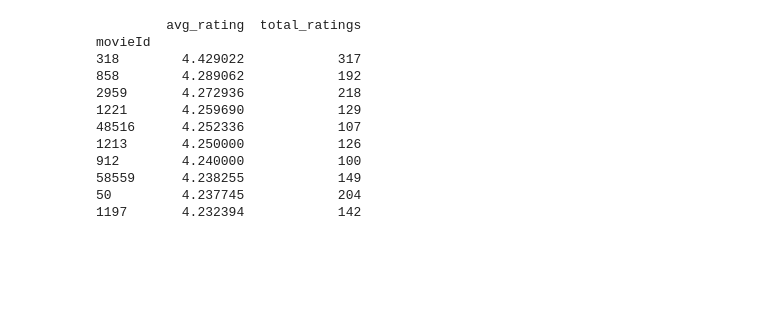
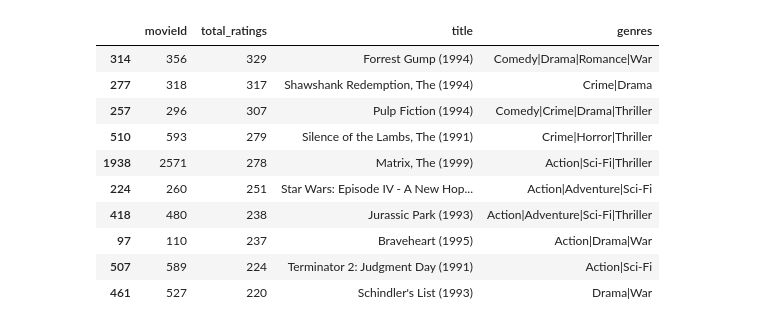
Before and after one commit to SarahNovais25/ecommerce-recommendation-system, a Jupyter notebook: eda.ipynb, the cells around one changed output. Saved outputs shown, nothing was run; the diff lists cells and outputs as text; code cells hidden in the pictures; blank space fills up the shorter version.

```diff
--- a/eda.ipynb
+++ b/eda.ipynb
@@ -54,16 +101,27 @@ top_movies = (
 # %%
-print(top_movies.head(10))
+most_rated = (
+    ratings.groupby("movieId")
+    .size()
+    .reset_index(name="total_ratings")
+)
+
+most_rated = (
+    most_rated
+    .merge(movies, on="movieId")
+    .sort_values("total_ratings", ascending=False)
+)
+
+most_rated.head(10)
 # %% [output]
-         avg_rating  total_ratings
-movieId
-318        4.429022            317
-858        4.289062            192
-2959       4.272936            218
-1221       4.259690            129
-48516      4.252336            107
-1213       4.250000            126
-912        4.240000            100
-58559      4.238255            149
-50         4.237745            204
-1197       4.232394            142
+|  | movieId | total_ratings | title | genres |
+| 314 | 356 | 329 | Forrest Gump (1994) | Comedy|Drama|Romance|War |
+| 277 | 318 | 317 | Shawshank Redemption, The (1994) | Crime|Drama |
+| 257 | 296 | 307 | Pulp Fiction (1994) | Comedy|Crime|Drama|Thriller |
+| 510 | 593 | 279 | Silence of the Lambs, The (1991) | Crime|Horror|Thriller |
+| 1938 | 2571 | 278 | Matrix, The (1999) | Action|Sci-Fi|Thriller |
+| 224 | 260 | 251 | Star Wars: Episode IV - A New Hop... | Action|Adventure|Sci-Fi |
+| 418 | 480 | 238 | Jurassic Park (1993) | Action|Adventure|Sci-Fi|Thriller |
+| 97 | 110 | 237 | Braveheart (1995) | Action|Drama|War |
+| 507 | 589 | 224 | Terminator 2: Judgment Day (1991) | Action|Sci-Fi |
+| 461 | 527 | 220 | Schindler's List (1993) | Drama|War |
 # %%
```
Also changed, not shown: parts of 14 cells of this notebook.
